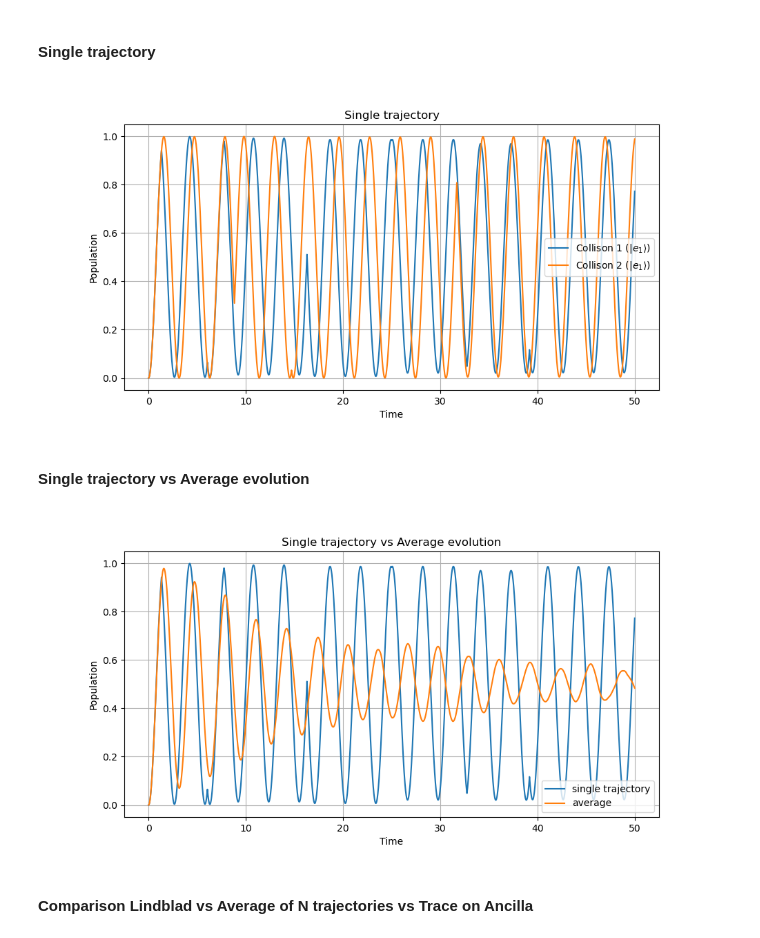
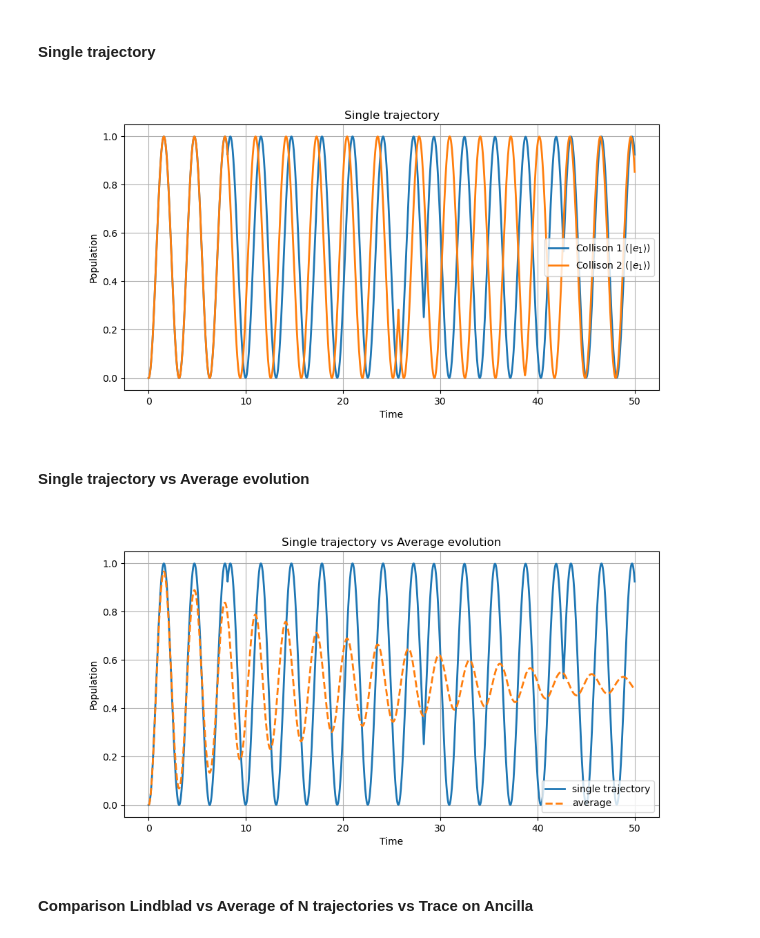
Before and after one commit to francescociavarella/Collisional-Methods, a Jupyter notebook: Codes/Task 1.ipynb, the cells around one changed output. Saved outputs shown, nothing was run; the diff lists cells and outputs as text; code cells hidden in the pictures.

```diff
--- a/Codes/Task 1.ipynb
+++ b/Codes/Task 1.ipynb
@@ -406,9 +406,9 @@ psi_sys_initial = tensor(basis(2, 0), basis(2, 1)) # I set the population only i
 # %%
 # Evolution of the Wave Function
 jump_probabilities = [np.sin(c * dt)**2 for c in c_list]   #probability to apply sigmaz to psi
-N_traj = 100  #number of trajectories repeted
+N_traj = 1000  #number of trajectories repeted
+count = np.zeros(N_traj)
 pop_N_traj = np.zeros((N_site, steps, N_traj))  #array to store the population of every site at every step of evolution for every trajectories
-
 # Costruction of the sigmaz operator for every site
 Sz_ops = []
 for idx in range(N_site):
@@ -420,33 +420,35 @@ for idx in range(N_site):
 # Inizialization
 pop_site_1_initial = expect(P_10, psi_sys_initial)
 pop_site_2_initial = expect(P_01, psi_sys_initial)
-
 pop_N_traj[0,0,:] = pop_site_1_initial
 pop_N_traj[1,0,:] = pop_site_2_initial
-
 # Evolution for different Trajectories
 for traj in range (N_traj):
-
-    psi = psi_sys_initial   #reset initial wf |01>
-
-    # Evolution in Time (starting after 1st timestep)
+    # 1 reset initial wf |01>
+    psi = psi_sys_initial
+    # 2 Evolution in Time (starting after 1st timestep)
     for step in range(1, len(times)):
 
         psi = U_site * psi   # Evolution of wf with H_site
 
-        #Defining the condition of the Monte Carlo - Jump for every site
+        collision_occurred = False  # Flag per tracciare se c'è stata almeno una collisione
+
+        # 3 Defining the condition of the Monte Carlo - Jump for every site
         for site_index in range(N_site):
             r_site = np.random.rand() # Random number between 0 & 1
 
             if r_site < jump_probabilities[site_index]:
                 psi = Sz_ops[site_index] * psi   # apply Sigmaz
                 psi = psi / psi.norm()   #{no renormalization, Sigmaz unitary}
+                collision_occurred = True
 
+        if not collision_occurred:
+            count[traj] = count[traj] + 1
+
+        # 4 Expectation Value
         pop_site_1 = expect(P_10, psi)
         pop_site_2 = expect(P_01, psi)
-
         pop_N_traj[0, step, traj] = pop_site_1
         pop_N_traj[1, step, traj] = pop_site_2
-
 # Average value of different trajectories
 average_pop = np.mean(pop_N_traj, axis=2)
@@ -520,20 +555,20 @@ plt.show()
 # %%
 times_plot = np.linspace(0, tf + dt, steps) # time for the plot
 
 fig02, ax = plt.subplots(figsize=(10, 5))
 
-ax.plot(times_plot, pop_N_traj[0, :, 1], label=r'Collison 1 ($|e_1\rangle$)')
-ax.plot(times_plot, pop_N_traj[0, :, 55], label=r'Collison 2 ($|e_1\rangle$)')
+ax.plot(times_plot, pop_N_traj[0, :, 1], label=r'Collison 1 ($|e_1\rangle$)', linewidth=2)
+ax.plot(times_plot, pop_N_traj[0, :, 5], label=r'Collison 2 ($|e_1\rangle$)', linewidth=2)
 
 ax.set_xlabel('Time')
 ax.set_ylabel('Population')
 ax.set_title( 'Single trajectory')
 ax.legend()
 ax.grid(True)
 
 plt.show()
 # %% [output]
-[figure, old version]
+[figure, new version]
 # %% [markdown]
 #### Single trajectory vs Average evolution
 # %%
@@ -541,8 +576,8 @@ times_plot = np.linspace(0, tf + dt, steps) # time for the plot
 
 fig03, ax = plt.subplots(figsize=(10, 5))
 
-ax.plot(times_plot, pop_N_traj[0, :, 1], label=r'single trajectory')
-ax.plot(times_plot, average_pop[0, :], label=r'average')
+ax.plot(times_plot, pop_N_traj[0, :, 1], label=r'single trajectory', linewidth=2)
+ax.plot(times_plot, average_pop[0, :], label=r'average', linewidth=2, linestyle='--')
 
 ax.set_xlabel('Time')
 ax.set_ylabel('Population')
@@ -552,7 +587,7 @@ ax.grid(True)
 
 plt.show()
 # %% [output]
-[figure, old version]
+[figure, new version]
 # %% [markdown]
 #### Comparison Lindblad vs Average of N trajectories vs Trace on Ancilla
 # %%
```
Also changed, not shown: parts of 40 cells of this notebook.
